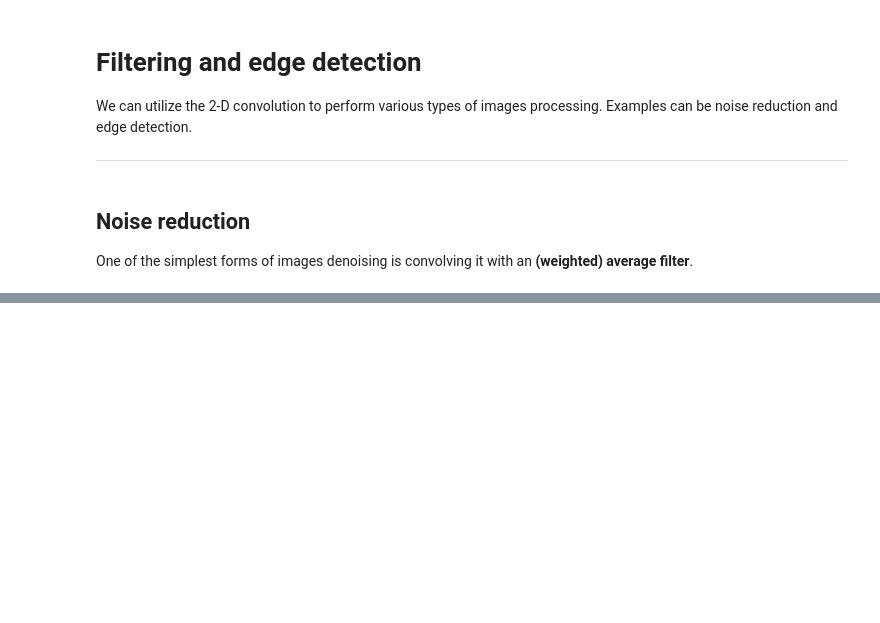
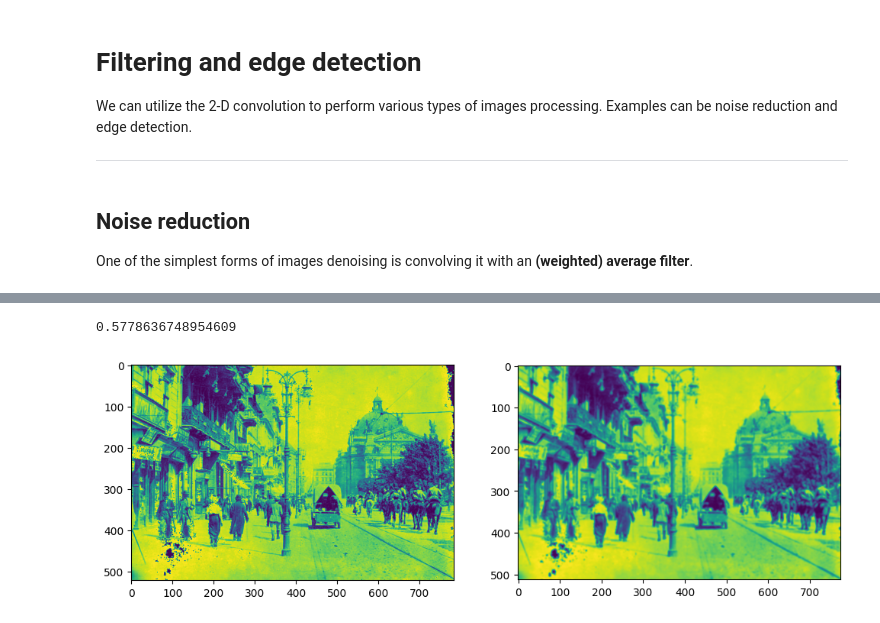
Before and after one commit to Hubert1225/New-Numpy-Matplotlib-examples, a Jupyter notebook: part-3-image-processing/2-filtering-and-edge-detection.ipynb, the cells around one changed output, grey strips where cells are left out. Saved outputs shown, nothing was run; the diff lists cells and outputs as text; code cells hidden in the pictures; blank space fills up the shorter version.

```diff
--- a/part-3-image-processing/2-filtering-and-edge-detection.ipynb
+++ b/part-3-image-processing/2-filtering-and-edge-detection.ipynb
@@ -50,0 +81,27 @@ prague_filtered
+# %%
+gaussian2d_pdf([1,1])
+# %% [output]
+0.5778636748954609
+# %%
+def get_gaussian_filter(n: int) -> np.ndarray:
+    output_kernel = np.zeros((n, n))
+    middle = n // 2
+    radius = 3
+    for i in range(n):
+        for j in range(n):
+            i_deviation = (middle - i) / middle * radius
+            j_deviation = (middle - j) / middle * radius
+            output_kernel[i, j] = gaussian2d_pdf(
+                np.array([0 - i_deviation, 0 - j_deviation])
+            )
+    return output_kernel / np.sum(output_kernel)
+# %%
+gaus_filter = get_gaussian_filter(10)
+lviv_filtered = conv2d(lviv, gaus_filter)
+prague_filtered = conv2d_prague(gaus_filter)
+# %%
+fig, axes = plt.subplots(1,2,figsize=(12,5))
+axes[0].imshow(lviv)
+axes[1].imshow(lviv_filtered);
+# %% [output]
+[figure, added]
```
Also changed, not shown: parts of 12 cells of this notebook.
